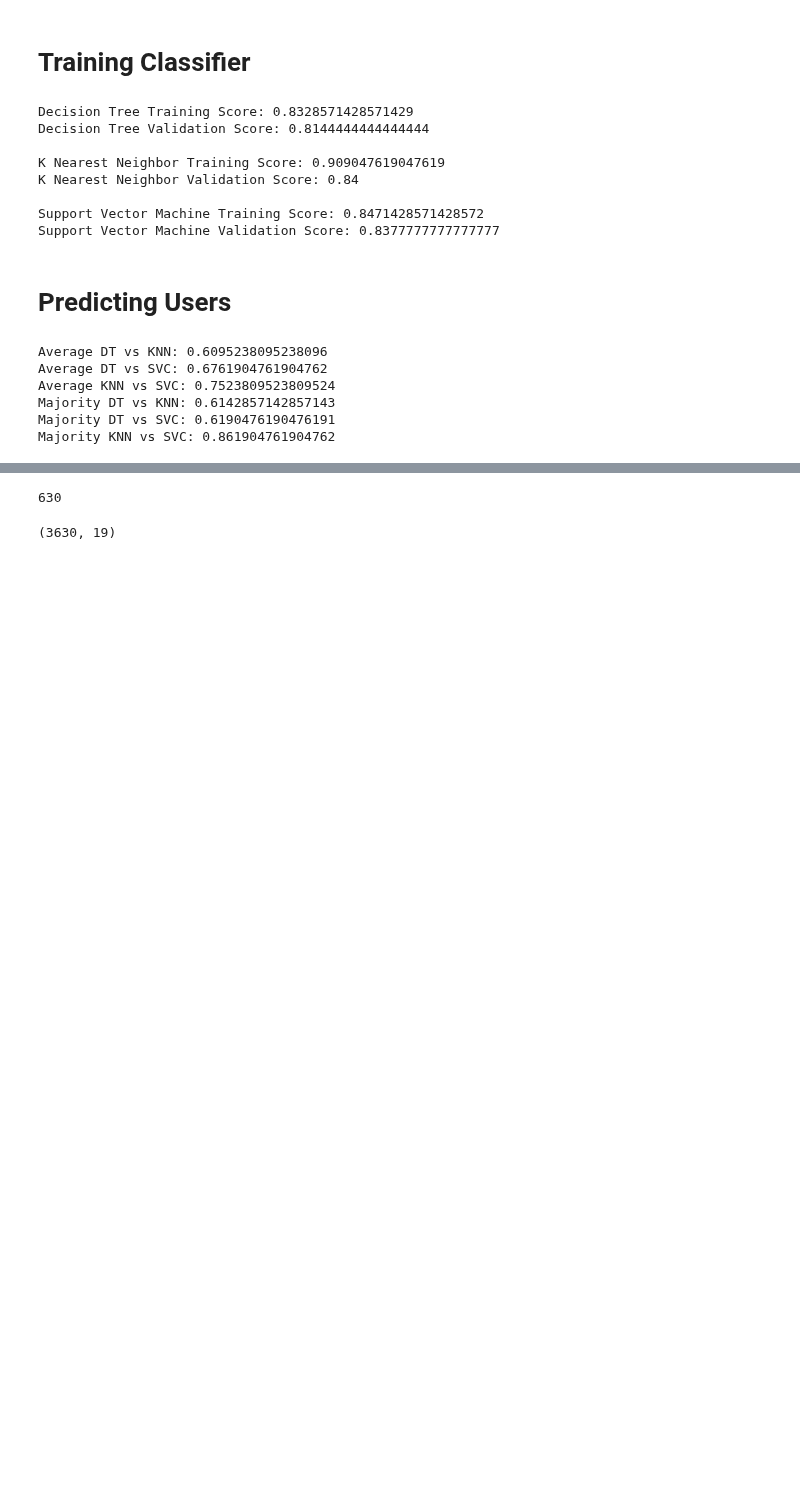
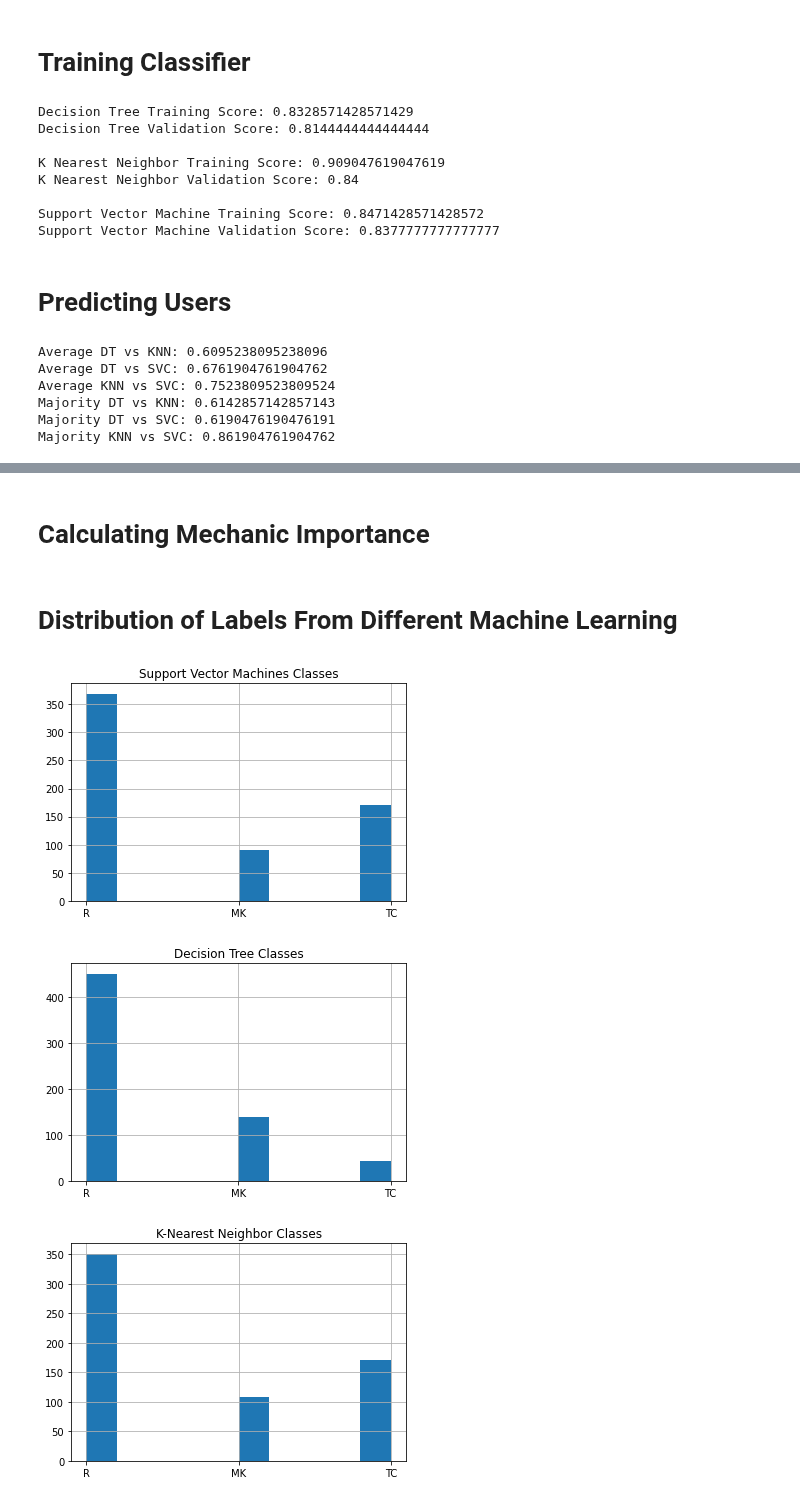
Before and after one commit to mcgreentn/md2_mechanic_analysis, a Jupyter notebook: CleanAnalysis.ipynb, the cells around one changed output, grey strips where cells are left out. Saved outputs shown, nothing was run; the diff lists cells and outputs as text; code cells hidden in the pictures; blank space fills up the shorter version.

Commit message:
calculating all mech importance

```diff
--- a/CleanAnalysis.ipynb
+++ b/CleanAnalysis.ipynb
@@ -298,8 +299,49 @@ x_import
-# %%
-filter_traces(total_data, "ReachStairs", 1, True).shape[0] + filter_traces(total_data, "ReachStairs", 0, True).shape[0]
-# %% [output]
-630
-# %%
-total_data.shape
-# %% [output]
-(3630, 19)
+# %% [markdown]
+# Calculating Mechanic Importance
+# %%
+import_mechs = mechanics + ["EndTurn", "EnemyKill"]
+
+x_import = calc_mech_axis(total_data, "ReachStairs", [0, 1], import_mechs)
+y_import = calc_mech_axis(total_data, "Label", labels.keys(), import_mechs)
+user_import = calc_mech_axis(total_data, "index", users, import_mechs)
+
+dt_data = total_data.copy()
+dt_data["Label"] = ""
+for i, label in enumerate(dt_maj_labels):
+    index = dt_data[dt_data["IsUser"] == True].index[i*3]
+    dt_data.loc[index, "Label"] = list(labels.keys())[label]
+
+dt_uc_import = calc_mech_axis(dt_data, "Label", labels.keys(), import_mechs)
+
+knn_data = total_data.copy()
+knn_data["Label"] = ""
+for i, label in enumerate(knn_maj_labels):
+    index = knn_data[knn_data["IsUser"] == True].index[i*3]
+    knn_data.loc[index, "Label"] = list(labels.keys())[label]
+
+knn_uc_import = calc_mech_axis(knn_data, "Label", labels.keys(), import_mechs)
+
+svc_data = total_data.copy()
+svc_data["Label"] = ""
+for i, label in enumerate(svc_maj_labels):
+    index = svc_data[svc_data["IsUser"] == True].index[i*3]
+    svc_data.loc[index, "Label"] = list(labels.keys())[label]
+
+svc_uc_import = calc_mech_axis(svc_data, "Label", labels.keys(), import_mechs)
+# %% [markdown]
+# Distribution of Labels From Different Machine Learning
+# %%
+plt.figure()
+svc_data[svc_data["IsUser"] == True]["Label"].hist()
+plt.title('Support Vector Machines Classes')
+plt.figure()
+dt_data[dt_data["IsUser"] == True]["Label"].hist()
+plt.title('Decision Tree Classes')
+plt.figure()
+knn_data[knn_data["IsUser"] == True]["Label"].hist()
+plt.title('K-Nearest Neighbor Classes')
+plt.show()
+# %% [output]
+[figure, added]
+[figure, added]
+[figure, added]
```
Also changed, not shown: parts of 6 cells of this notebook.
